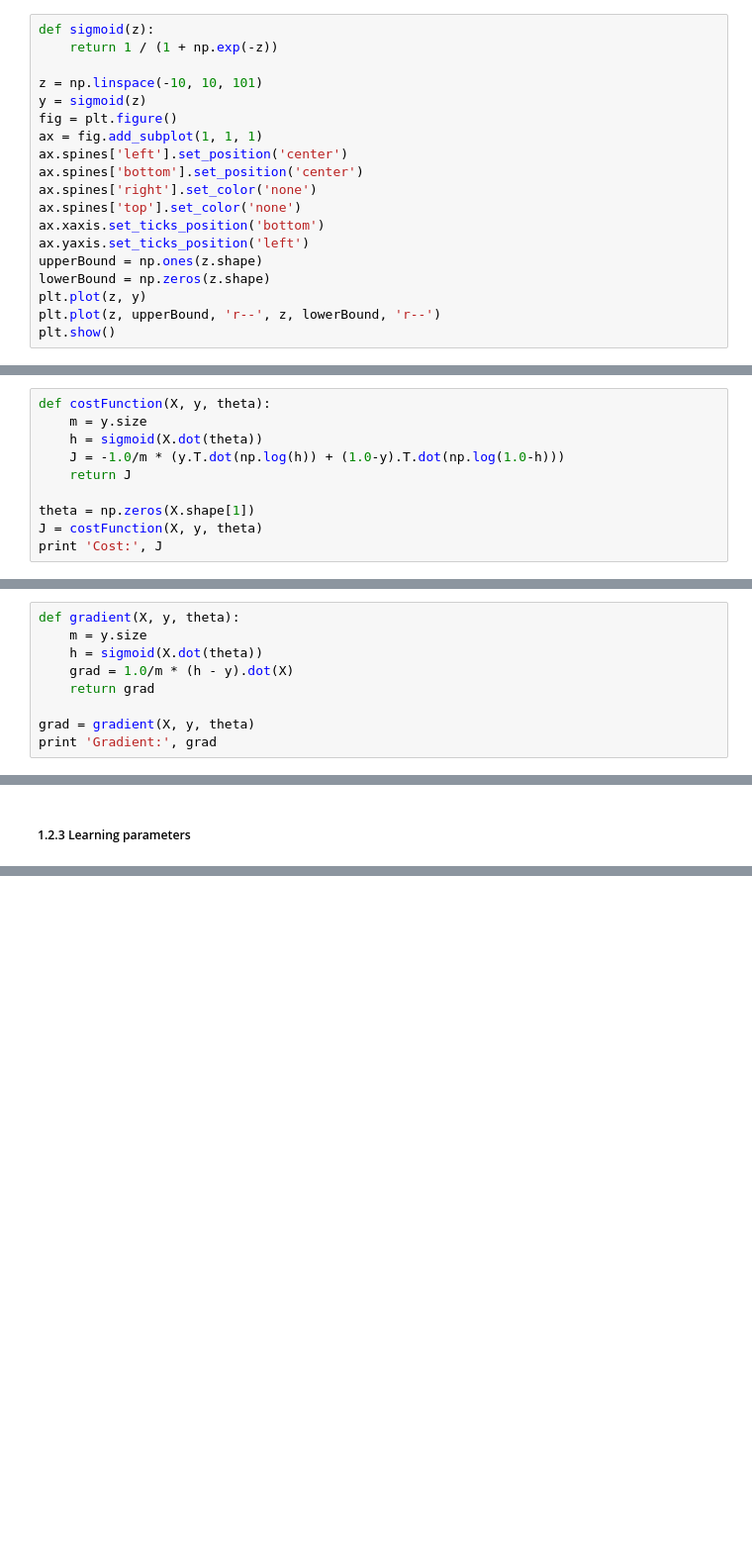
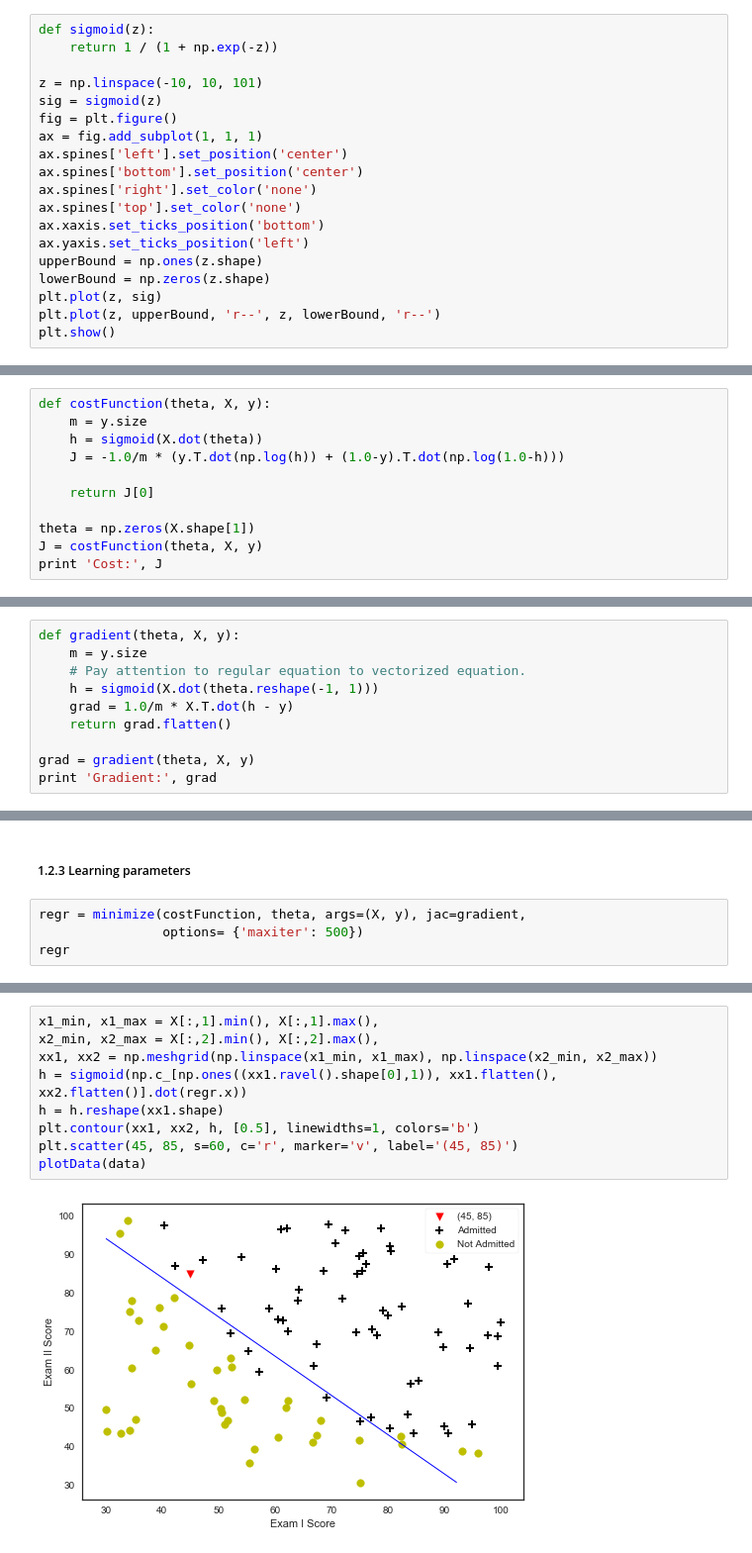
Before and after one commit to jtang10/ML_AndrewNg, a Jupyter notebook: Assignment2/Assignment_LogisticRegression.ipynb, the cells around one changed output, grey strips where cells are left out. Shown at 99% size. Cells and saved outputs as stored; diff of their text form; blank space fills up the shorter version.

```diff
--- a/Assignment2/Assignment_LogisticRegression.ipynb
+++ b/Assignment2/Assignment_LogisticRegression.ipynb
@@ -50,7 +55,7 @@ def sigmoid(z):
     return 1 / (1 + np.exp(-z))
 
 z = np.linspace(-10, 10, 101)
-y = sigmoid(z)
+sig = sigmoid(z)
 fig = plt.figure()
 ax = fig.add_subplot(1, 1, 1)
 ax.spines['left'].set_position('center')
@@ -61,7 +66,7 @@ ax.xaxis.set_ticks_position('bottom')
 ax.yaxis.set_ticks_position('left')
 upperBound = np.ones(z.shape)
 lowerBound = np.zeros(z.shape)
-plt.plot(z, y)
+plt.plot(z, sig)
 plt.plot(z, upperBound, 'r--', z, lowerBound, 'r--')
 plt.show()
 # %% [output]
@@ -71,13 +77,14 @@ plt.show()
 $$J(\theta) = \frac{1}{m}\sum_{i=1}^{m} [-y^{(i)}\log \big(h_\theta(x^{(i)})\big)-(1-y^{(i)})\log \big(1-h_\theta(x^{(i)})\big)]$$
 # %%
-def costFunction(X, y, theta):
+def costFunction(theta, X, y):
     m = y.size
     h = sigmoid(X.dot(theta))
     J = -1.0/m * (y.T.dot(np.log(h)) + (1.0-y).T.dot(np.log(1.0-h)))
-    return J
+
+    return J[0]
 
 theta = np.zeros(X.shape[1])
-J = costFunction(X, y, theta)
+J = costFunction(theta, X, y)
 print 'Cost:', J
 # %% [output]
 Cost: 0.69314718056
@@ -85,15 +92,20 @@ Cost: 0.69314718056
 ##### Gradient of the cost
 $$\frac{\partial J(\theta)}{\partial \theta_j} = \frac{1}{m}\sum_{i=1}^{m}\big(h_\theta(x^{(i)})-y^{(i)}\big)x^{(i)}_j$$
 # %%
-def gradient(X, y, theta):
+def gradient(theta, X, y):
     m = y.size
-    h = sigmoid(X.dot(theta))
-    grad = 1.0/m * (h - y).dot(X)
-    return grad
+    # Pay attention to regular equation to vectorized equation.
+    h = sigmoid(X.dot(theta.reshape(-1, 1)))
+    grad = 1.0/m * X.T.dot(h - y)
+    return grad.flatten()
 
-grad = gradient(X, y, theta)
+grad = gradient(theta, X, y)
 print 'Gradient:', grad
 # %% [output]
 Gradient: [ -0.1        -12.00921659 -11.26284221]
 # %% [markdown]
 ##### 1.2.3 Learning parameters
+# %%
+regr = minimize(costFunction, theta, args=(X, y), jac=gradient,
+                options= {'maxiter': 500})
+regr
@@ -99,0 +138,11 @@ Gradient: [ -0.1        -12.00921659 -11.26284221]
+# %%
+x1_min, x1_max = X[:,1].min(), X[:,1].max(),
+x2_min, x2_max = X[:,2].min(), X[:,2].max(),
+xx1, xx2 = np.meshgrid(np.linspace(x1_min, x1_max), np.linspace(x2_min, x2_max))
+h = sigmoid(np.c_[np.ones((xx1.ravel().shape[0],1)), xx1.flatten(), xx2.flatten()].dot(regr.x))
+h = h.reshape(xx1.shape)
+plt.contour(xx1, xx2, h, [0.5], linewidths=1, colors='b')
+plt.scatter(45, 85, s=60, c='r', marker='v', label='(45, 85)')
+plotData(data)
+# %% [output]
+[figure, added]
```
Also changed, not shown: parts of 14 cells of this notebook.
